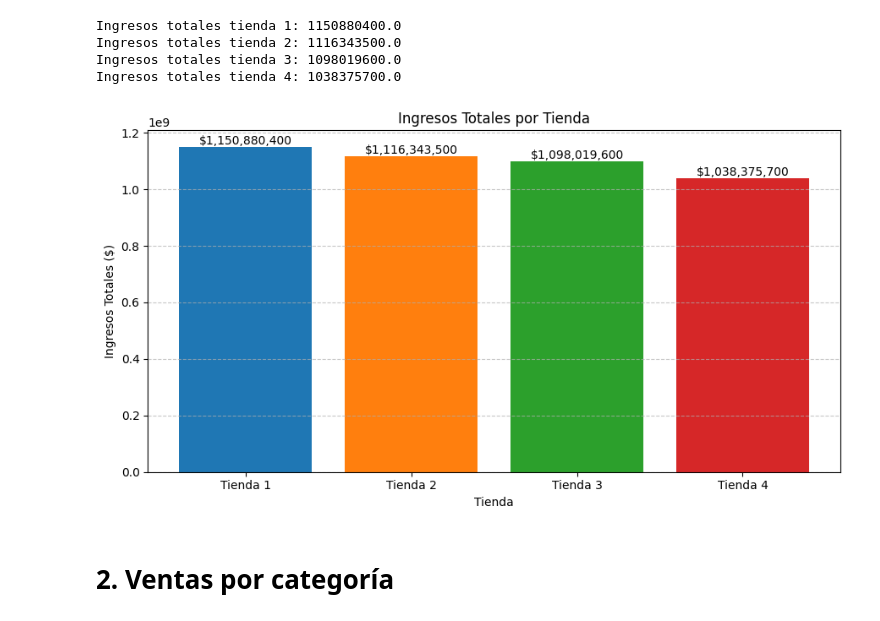
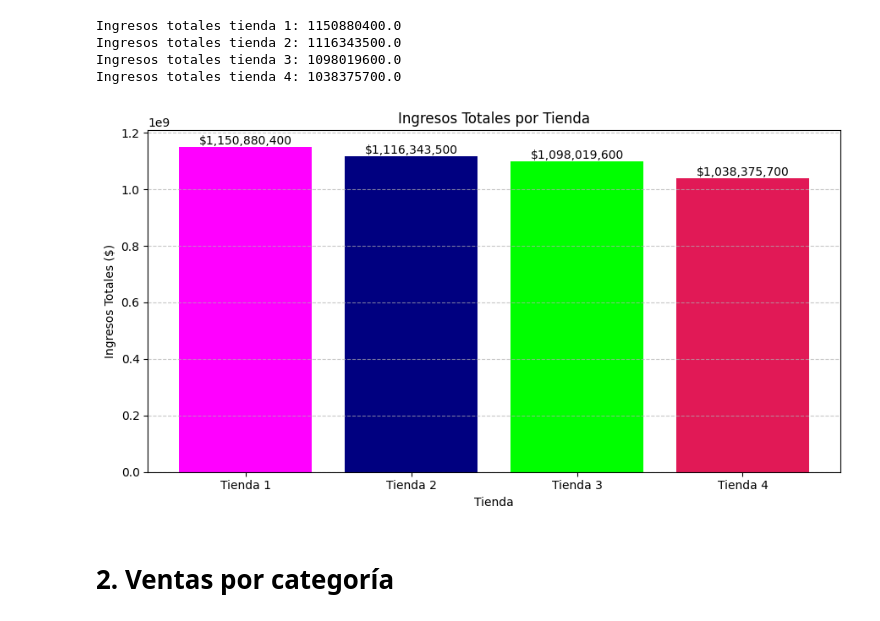
Before and after one commit to sandrazuniga/alura_store_challenge, a Jupyter notebook: AluraStoreLatam.ipynb, the cells around one changed output. Drawn from its saved outputs; the diff is of its cells as text; code cells hidden in the pictures.

```diff
--- a/AluraStoreLatam.ipynb
+++ b/AluraStoreLatam.ipynb
@@ -44,25 +44,25 @@ Ingresos totales tienda 4: 1038375700.0
 # %%
 tiendas = ['Tienda 1', 'Tienda 2', 'Tienda 3', 'Tienda 4']
 ingresos = [ing_total_tienda1, ing_total_tienda2, ing_total_tienda3, ing_total_tienda4]
-colores = ['#1f77b4', '#ff7f0e', '#2ca02c', '#d62728']  # colores personalizados
+colores = ['#FF00FF', '#000080', '#00FF00', '#e11956']  # colores personalizados
 
 plt.figure(figsize=(9, 5))
 barras = plt.bar(tiendas, ingresos, color=colores)
 plt.title('Ingresos Totales por Tienda')
 plt.xlabel('Tienda')
 plt.ylabel('Ingresos Totales ($)')
 plt.grid(axis='y', linestyle='--', alpha=0.7)
 
 # Añadir etiquetas sobre las barras
 for barra in barras:
     yval = barra.get_height()
     plt.text(barra.get_x() + barra.get_width()/2, yval, f"${yval:,.0f}",
              ha='center', va='bottom', fontsize=10)
 
 plt.tight_layout()
 plt.show()
 # %% [output]
-[figure, old version]
+[figure, new version]
 # %% [markdown]
 # 2. Ventas por categoría
 # %% [markdown]
```
